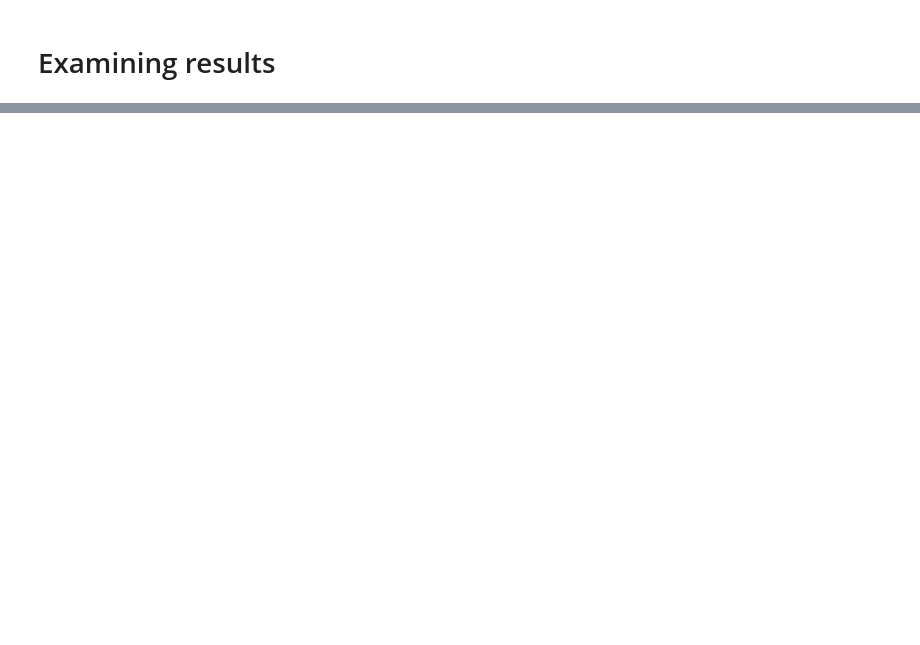
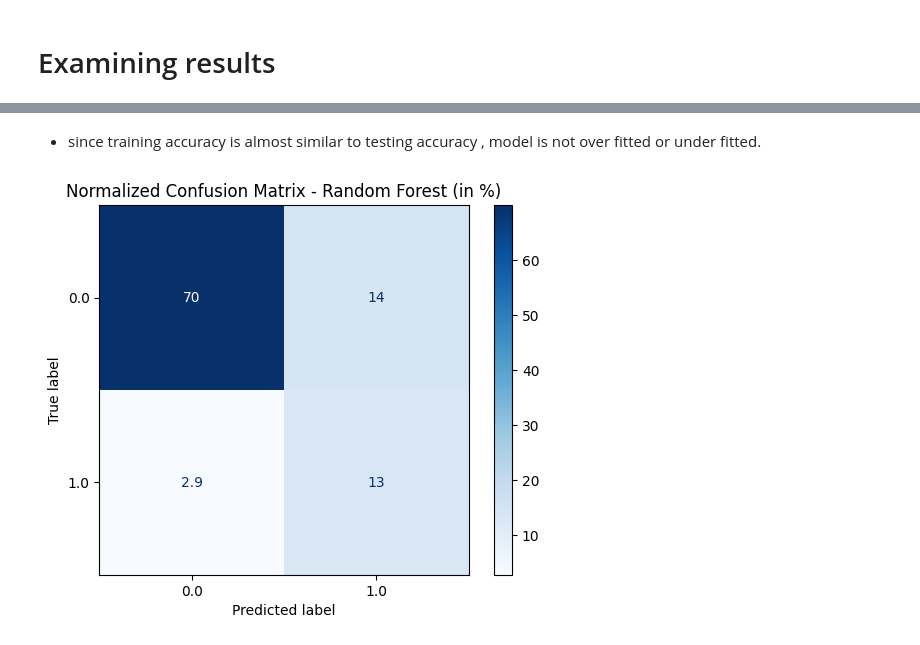
Before and after one commit to Dhruv-88/Phishing_url_detection, a Jupyter notebook: group_project.ipynb, the cells around one changed output, grey strips where cells are left out. Cells and saved outputs as stored; diff of their text form; code cells hidden in the pictures; blank space fills up the shorter version.

```diff
--- a/group_project.ipynb
+++ b/group_project.ipynb
@@ -464,3 +471,22 @@ Test Set Classification Report:
     accuracy                           0.89    188991
    macro avg       0.83      0.74      0.77    188991
 weighted avg       0.89      0.89      0.89    188991
+# %% [markdown]
+- since training accuracy is almost similar to testing accuracy , model is not over fitted or under fitted.
+# %%
+import matplotlib.pyplot as plt
+from sklearn.metrics import confusion_matrix, ConfusionMatrixDisplay
+
+# Compute confusion matrix
+cm = confusion_matrix(y_test, y_pred_rf)
+
+# Normalize the confusion matrix by dividing each value by the sum of all values
+cm_normalized = cm.astype('float') / cm.sum() * 100
+
+# Plot the normalized confusion matrix
+disp = ConfusionMatrixDisplay(confusion_matrix=cm_normalized, display_labels=rf_model.classes_)
+disp.plot(cmap=plt.cm.Blues)
+plt.title('Normalized Confusion Matrix - Random Forest (in %)')
+plt.show()
+# %% [output]
+[figure, added]
```
Also changed, not shown: parts of 16 cells of this notebook.
